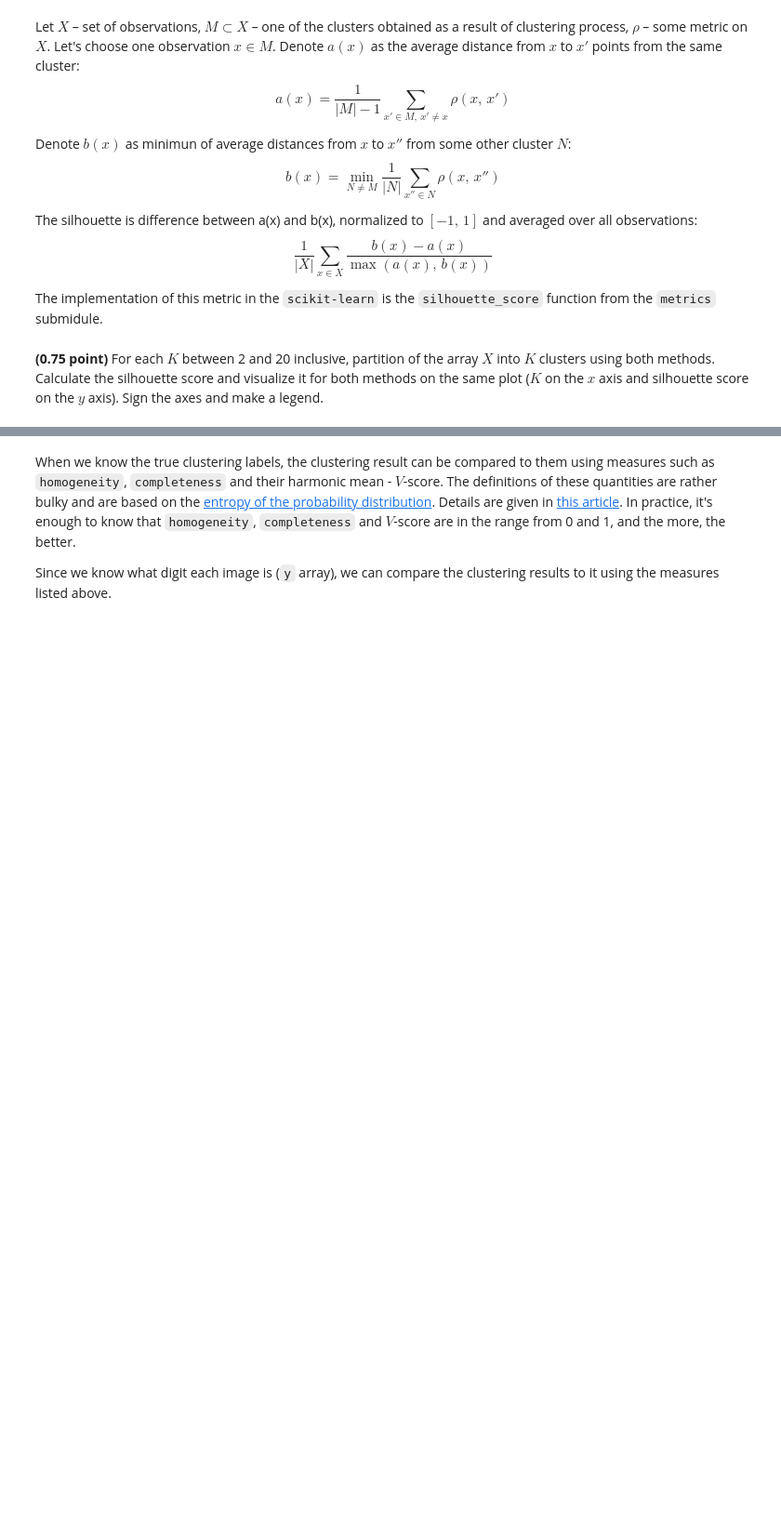
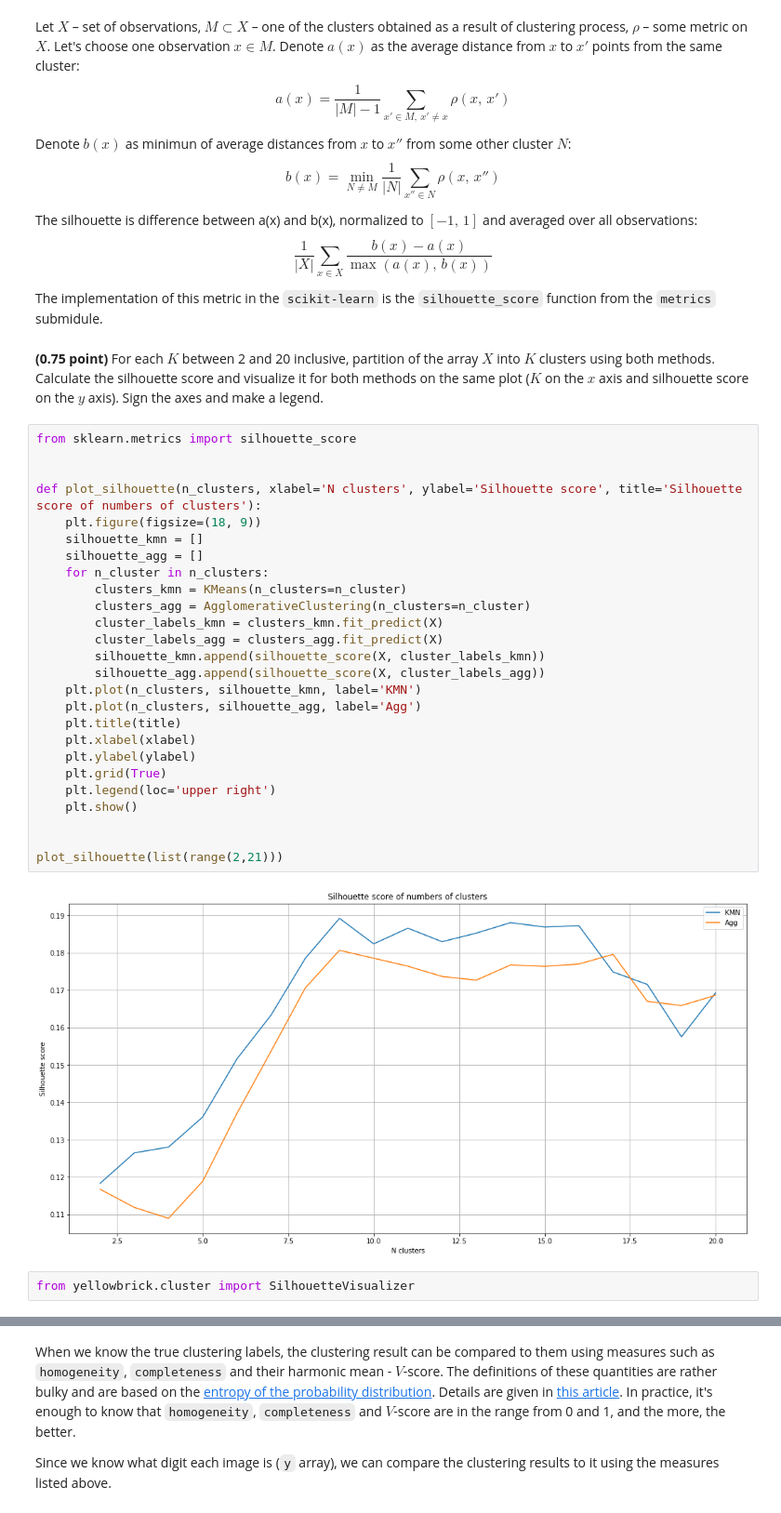
Before and after one commit to slobby/ml_task8, a Jupyter notebook: clustering.ipynb, the cells around one changed output, grey strips where cells are left out. Shown at 93% size. Drawn from its saved outputs; the diff is of its cells as text; blank space fills up the shorter version.

```diff
--- a/clustering.ipynb
+++ b/clustering.ipynb
@@ -207,3 +260,33 @@ $$
 The implementation of this metric in the `scikit-learn` is the `silhouette_score` function from the `metrics` submidule.
 # %% [markdown]
 **(0.75 point)** For each $K$ between 2 and 20 inclusive, partition of the array $X$ into $K$ clusters using both methods. Calculate the silhouette score and visualize it for both methods on the same plot ($K$ on the $x$ axis and silhouette score on the $y$ axis). Sign the axes and make a legend.
+# %%
+from sklearn.metrics import silhouette_score
+
+
+def plot_silhouette(n_clusters, xlabel='N clusters', ylabel='Silhouette score', title='Silhouette score of numbers of clusters'):
+    plt.figure(figsize=(18, 9))
+    silhouette_kmn = []
+    silhouette_agg = []
+    for n_cluster in n_clusters:
+        clusters_kmn = KMeans(n_clusters=n_cluster)
+        clusters_agg = AgglomerativeClustering(n_clusters=n_cluster)
+        cluster_labels_kmn = clusters_kmn.fit_predict(X)
+        cluster_labels_agg = clusters_agg.fit_predict(X)
+        silhouette_kmn.append(silhouette_score(X, cluster_labels_kmn))
+        silhouette_agg.append(silhouette_score(X, cluster_labels_agg))
+    plt.plot(n_clusters, silhouette_kmn, label='KMN')
+    plt.plot(n_clusters, silhouette_agg, label='Agg')
+    plt.title(title)
+    plt.xlabel(xlabel)
+    plt.ylabel(ylabel)
+    plt.grid(True)
+    plt.legend(loc='upper right')
+    plt.show()
+
+
+plot_silhouette(list(range(2,21)))
+# %% [output]
+[figure, added]
+# %%
+from yellowbrick.cluster import SilhouetteVisualizer
```
Also changed, not shown: parts of 12 cells of this notebook.
